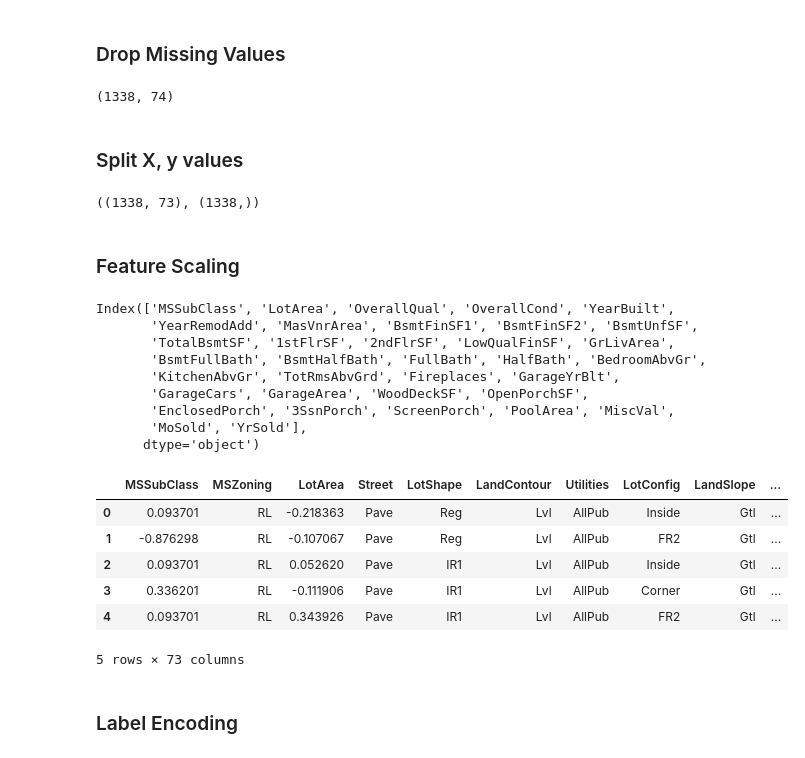
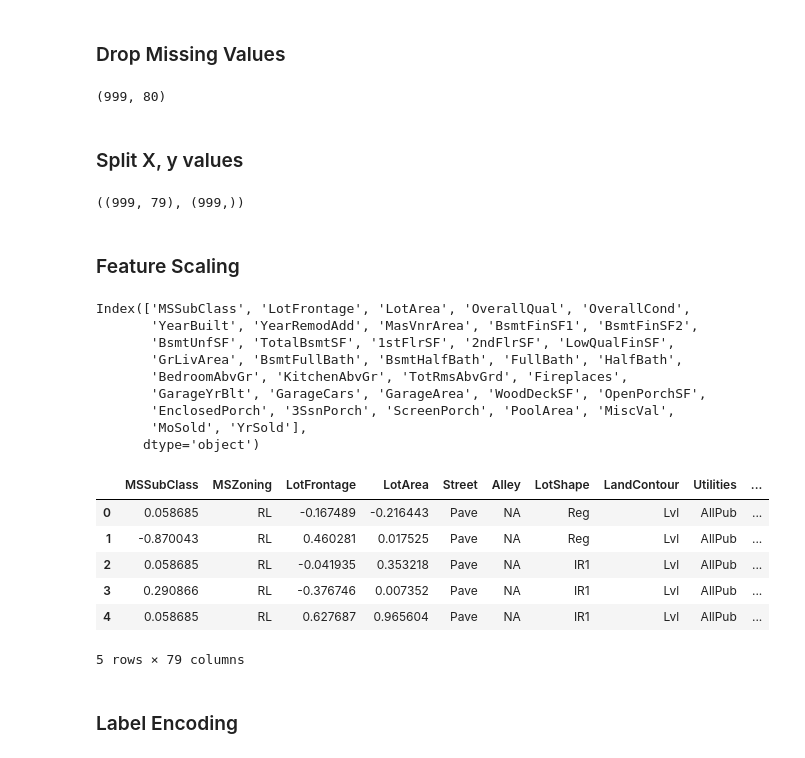
Before and after one commit to fpinnola/CS559-housing-price-prediction, a Jupyter notebook: Housing Price Prediction.ipynb, the cells around one changed output. Drawn from its saved outputs; the diff is of its cells as text; code cells hidden in the pictures.

```diff
--- a/Housing Price Prediction.ipynb
+++ b/Housing Price Prediction.ipynb
@@ -34,0 +72,5 @@ df.head()
+# %%
+sale_price = df['Actual_SalePrice']
+mask = sale_price[abs(sale_price - np.mean(sale_price)) < 1.4 * np.std(sale_price)].tolist()
+df_new = df[~df['Actual_SalePrice'].isin(mask) == False]
+df_new.shape
@@ -34,0 +79,21 @@ df.head()
+# %%
+# Fill Columns where 'NA' isnt NaN
+
+col_na_nan = ['MiscFeature',
+          'Fence',
+          'PoolQC',
+          'GarageCond',
+          'GarageQual',
+          'GarageFinish',
+          'GarageType',
+          'FireplaceQu',
+          'BsmtFinType1',
+          'BsmtFinType2',
+          'BsmtExposure',
+          'BsmtQual',
+          'BsmtCond',
+          'Alley']
+
+df_new[col_na_nan] = df_new[col_na_nan].fillna('NA')
+print(df_new.shape)
+df_new.head()
@@ -38,54 +117,59 @@ df.head()
 # Drop all columns with 250 missing values
 MAX_NA_PER_COLUMN = 250
 
-df = df.dropna(axis=1, thresh=(len(df) - MAX_NA_PER_COLUMN))
+df_new = df_new.dropna(axis=1, thresh=(len(df_new) - MAX_NA_PER_COLUMN))
 
 # Drop all rows with missing values
-df = df.dropna(axis=0, how='any')
+df_new = df_new.dropna(axis=0, how='any')
 
 # Drop Id column
-df = df.drop(['Id'], axis=1)
-df.shape
+df_new.shape
 # %% [output]
-(1338, 74)
+(999, 80)
 # %% [markdown]
 ### Split X, y values
 # %%
-# split into df_x, df_y
-df_x = df.drop(['Actual_SalePrice'], axis=1)
-df_y = df['Actual_SalePrice']
+df_x = df_new.drop(['Actual_SalePrice'], axis=1)
+df_y = df_new['Actual_SalePrice']
 df_x.shape, df_y.shape
 # %% [output]
-((1338, 73), (1338,))
+((999, 79), (999,))
 # %% [markdown]
 ### Feature Scaling
 # %%
 # Normalize all numeric features
 from sklearn.preprocessing import StandardScaler
+
+from sklearn.preprocessing import RobustScaler
+numerical_cols = list(df.select_dtypes(exclude=['object']).columns)
+scaler = RobustScaler()
+df[numerical_cols] = scaler.fit_transform(df[numerical_cols])
 
 # Find all columns with numeric types
 numList = df_x.select_dtypes(include="number").columns
 print(numList)
 for feat in numList:
     df_x[feat] = StandardScaler().fit_transform(df_x[[feat]])
 
+
+
 df_x.head()
 # %% [output]
-Index(['MSSubClass', 'LotArea', 'OverallQual', 'OverallCond', 'YearBuilt',
-       'YearRemodAdd', 'MasVnrArea', 'BsmtFinSF1', 'BsmtFinSF2', 'BsmtUnfSF',
-       'TotalBsmtSF', '1stFlrSF', '2ndFlrSF', 'LowQualFinSF', 'GrLivArea',
-       'BsmtFullBath', 'BsmtHalfBath', 'FullBath', 'HalfBath', 'BedroomAbvGr',
-       'KitchenAbvGr', 'TotRmsAbvGrd', 'Fireplaces', 'GarageYrBlt',
-       'GarageCars', 'GarageArea', 'WoodDeckSF', 'OpenPorchSF',
+Index(['MSSubClass', 'LotFrontage', 'LotArea', 'OverallQual', 'OverallCond',
+       'YearBuilt', 'YearRemodAdd', 'MasVnrArea', 'BsmtFinSF1', 'BsmtFinSF2',
+       'BsmtUnfSF', 'TotalBsmtSF', '1stFlrSF', '2ndFlrSF', 'LowQualFinSF',
+       'GrLivArea', 'BsmtFullBath', 'BsmtHalfBath', 'FullBath', 'HalfBath',
+       'BedroomAbvGr', 'KitchenAbvGr', 'TotRmsAbvGrd', 'Fireplaces',
+       'GarageYrBlt', 'GarageCars', 'GarageArea', 'WoodDeckSF', 'OpenPorchSF',
        'EnclosedPorch', '3SsnPorch', 'ScreenPorch', 'PoolArea', 'MiscVal',
        'MoSold', 'YrSold'],
       dtype='object')
-|  | MSSubClass | MSZoning | LotArea | Street | LotShape | LandContour | Utilities | LotConfig | LandSlope | ... |
-| 0 | 0.093701 | RL | -0.218363 | Pave | Reg | Lvl | AllPub | Inside | Gtl | ... |
-| 1 | -0.876298 | RL | -0.107067 | Pave | Reg | Lvl | AllPub | FR2 | Gtl | ... |
-| 2 | 0.093701 | RL | 0.052620 | Pave | IR1 | Lvl | AllPub | Inside | Gtl | ... |
-| 3 | 0.336201 | RL | -0.111906 | Pave | IR1 | Lvl | AllPub | Corner | Gtl | ... |
-| 4 | 0.093701 | RL | 0.343926 | Pave | IR1 | Lvl | AllPub | FR2 | Gtl | ... |
+|  | MSSubClass | MSZoning | LotFrontage | LotArea | Street | Alley | LotShape | LandContour | Utilities | ... |
+| 0 | 0.058685 | RL | -0.167489 | -0.216443 | Pave | NA | Reg | Lvl | AllPub | ... |
+| 1 | -0.870043 | RL | 0.460281 | 0.017525 | Pave | NA | Reg | Lvl | AllPub | ... |
+| 2 | 0.058685 | RL | -0.041935 | 0.353218 | Pave | NA | IR1 | Lvl | AllPub | ... |
+| 3 | 0.290866 | RL | -0.376746 | 0.007352 | Pave | NA | IR1 | Lvl | AllPub | ... |
+| 4 | 0.058685 | RL | 0.627687 | 0.965604 | Pave | NA | IR1 | Lvl | AllPub | ... |
-5 rows × 73 columns
+5 rows × 79 columns
 # %% [markdown]
 ### Label Encoding
```
Also changed, not shown: parts of 23 cells of this notebook.
